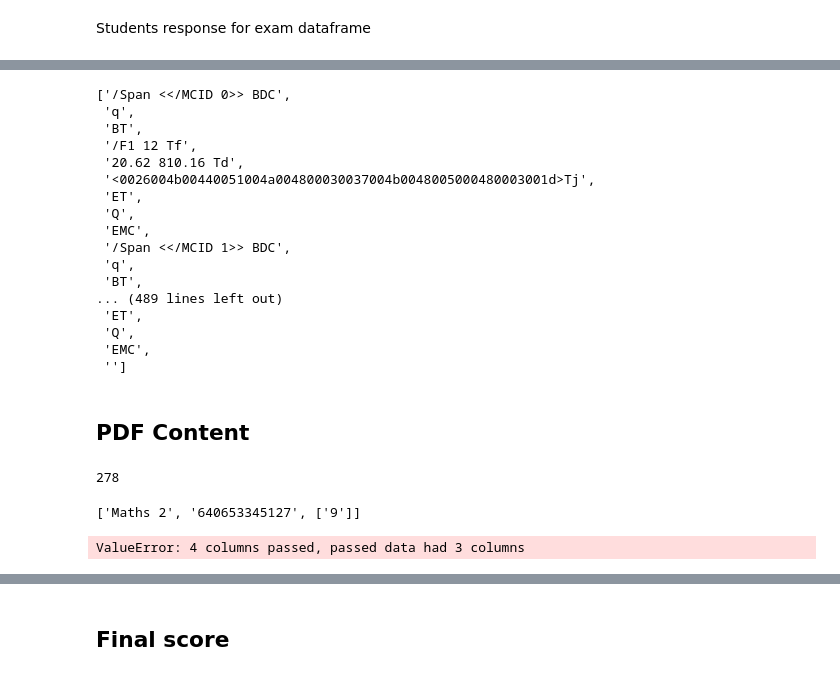
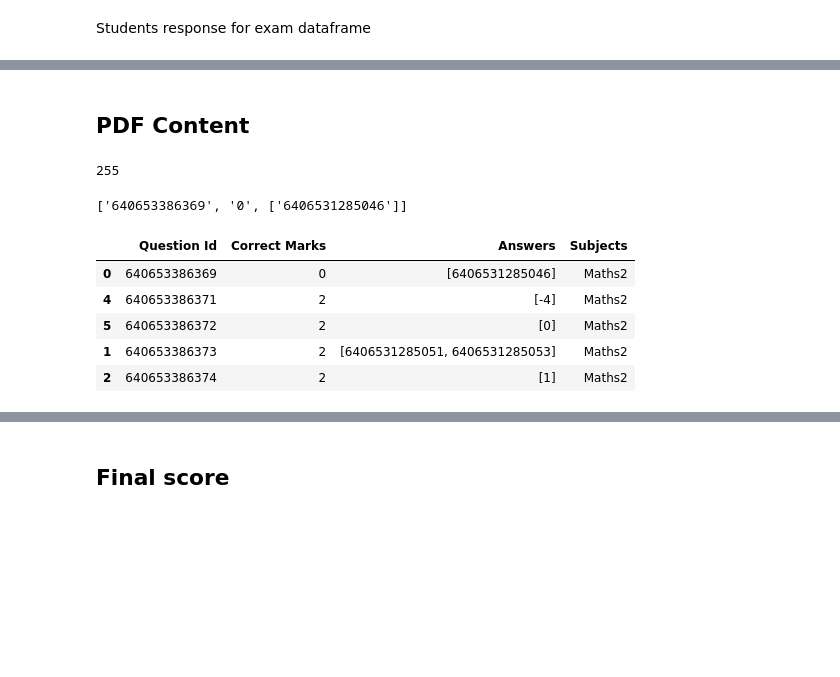
Before and after one commit to hem436/Student-s-Autograder, a Jupyter notebook: Autograder.ipynb, the cells around one changed output, grey strips where cells are left out. Saved outputs shown, nothing was run; the diff lists cells and outputs as text; code cells hidden in the pictures; blank space fills up the shorter version.

```diff
--- a/Autograder.ipynb
+++ b/Autograder.ipynb
@@ -30,3 +31,7 @@ filename="IIT M DIPLOMA QUIZ1 EXAM QPF1.pdf"
+# %%
+#IIT M DIPLOMA QUIZ1 EXAM QPF1
+# IIT M QUIZ 1 FOUNDATION DAD DIPLOMA QPD1.pdf
+filename="IIT M QUIZ 1 FOUNDATION DAD DIPLOMA QPD1.pdf"
 # %%
 df[0].tail()
 # %% [output]
@@ -244,32 +239,12 @@ for i in range(pdf.getNumPages()):
         cmap=gen_cmap(k,pdf.pages[i])
         if cmap not in cmapd.values():
             cmapd[k+str(i)]=cmap
-# %%
-pdf.pages[1].getContents().get_data().decode().split("\n")
-# %% [output]
-['/Span <</MCID 0>> BDC',
- 'q',
- 'BT',
- '/F1 12 Tf',
- '20.62 810.16 Td',
- '<0026004b00440051004a004800030037004b0048005000480003001d>Tj',
- 'ET',
- 'Q',
- 'EMC',
- '/Span <</MCID 1>> BDC',
- 'q',
- 'BT',
-... (489 lines left out)
- 'ET',
- 'Q',
- 'EMC',
- '']
 # %% [markdown]
 ## PDF Content
 # %%
 
 sum=0
-df=[["Subject",file_qid,"Correct Marks","Answers"]]
+df=[[file_qid,"Correct Marks","Answers"]]
 m_bool=False
 marks=""
 ans_bool=False
@@ -313,18 +288,19 @@ for p in range(0,pdf.getNumPages()):
                         if len(temp)>0:
                             row.append(temp)
                             df.append(row)
-                        row=[temp_head]
+                        row=[]
                         temp=[]
                         if text.split()[7].isnumeric():
-                            row.append(text.split()[7])
+                            s_head.append(temp_head)
+                            row=[text.split()[7]]
                             m_bool=True
 
 
                 elif m_bool:
                     if "Correct Marks" in text:
                         # appending to heading list if marks is 0
-                        if text.split()[-1]=="0":
-                            s_head.append(temp_head)
+                        # if text.split()[-1]=="0":
+                        #     s_head.append(temp_head)
                         if len(row)==1:
                             row.append(text.split()[-1])
                         m_bool=False
@@ -341,17 +317,25 @@ if len(row)==3:
     df.append(row)
 # %%
 print(len(df))
-df[2]
+df[1]
 # %% [output]
-278
+255
-['Maths 2', '640653345127', ['9']]
+['640653386369', '0', ['6406531285046']]
 # %%
 df2=pd.DataFrame(df[1:],columns=df[0])
 df2[file_qid]=df2[file_qid].apply(int)
+#has some issues with index having one extra label
+df2["Subjects"]=np.array(s_head)[0:-1]
+
 df2=df2.sort_values([file_qid])
 df2.head()
 # %% [output]
-ValueError: 4 columns passed, passed data had 3 columns
+|  | Question Id | Correct Marks | Answers | Subjects |
+| 0 | 640653386369 | 0 | [6406531285046] | Maths2 |
+| 4 | 640653386371 | 2 | [-4] | Maths2 |
+| 5 | 640653386372 | 2 | [0] | Maths2 |
+| 1 | 640653386373 | 2 | [6406531285051, 6406531285053] | Maths2 |
+| 2 | 640653386374 | 2 | [1] | Maths2 |
 # %%
 df2=df2[df2[file_qid].isin(myans[my_question].values)].reset_index().drop("index",axis=1)
 df2.head()
```
Also changed, not shown: parts of 25 cells of this notebook.
